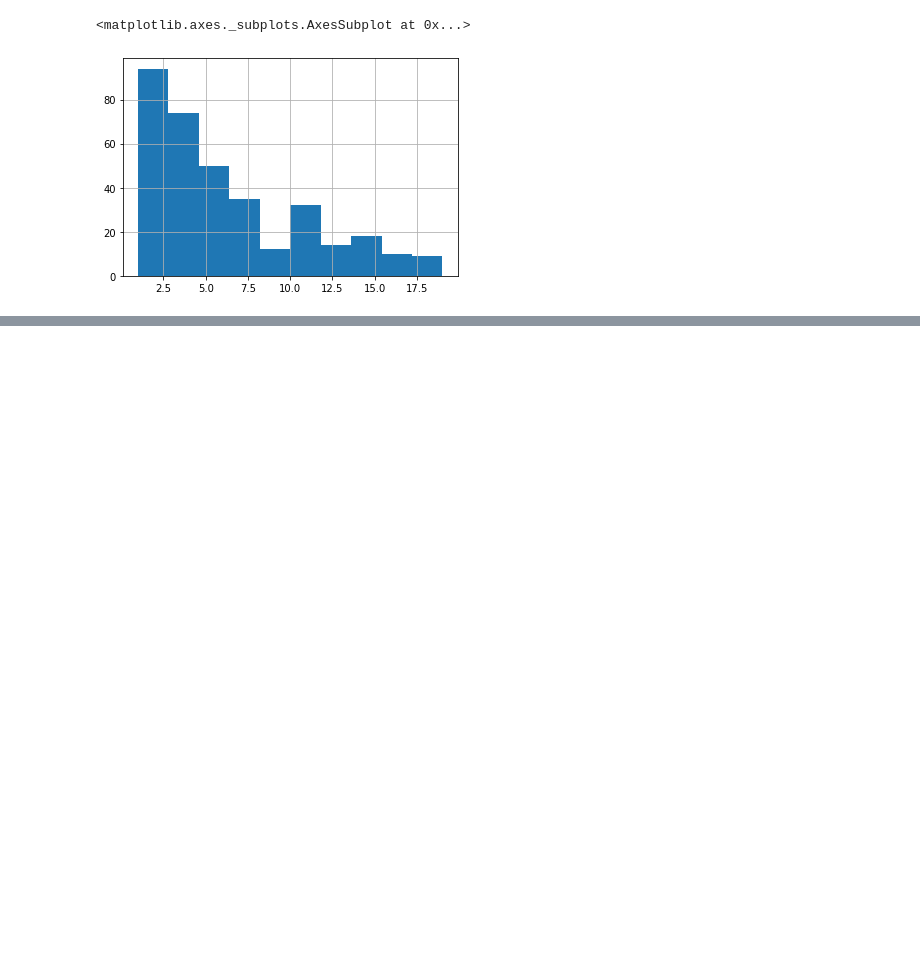
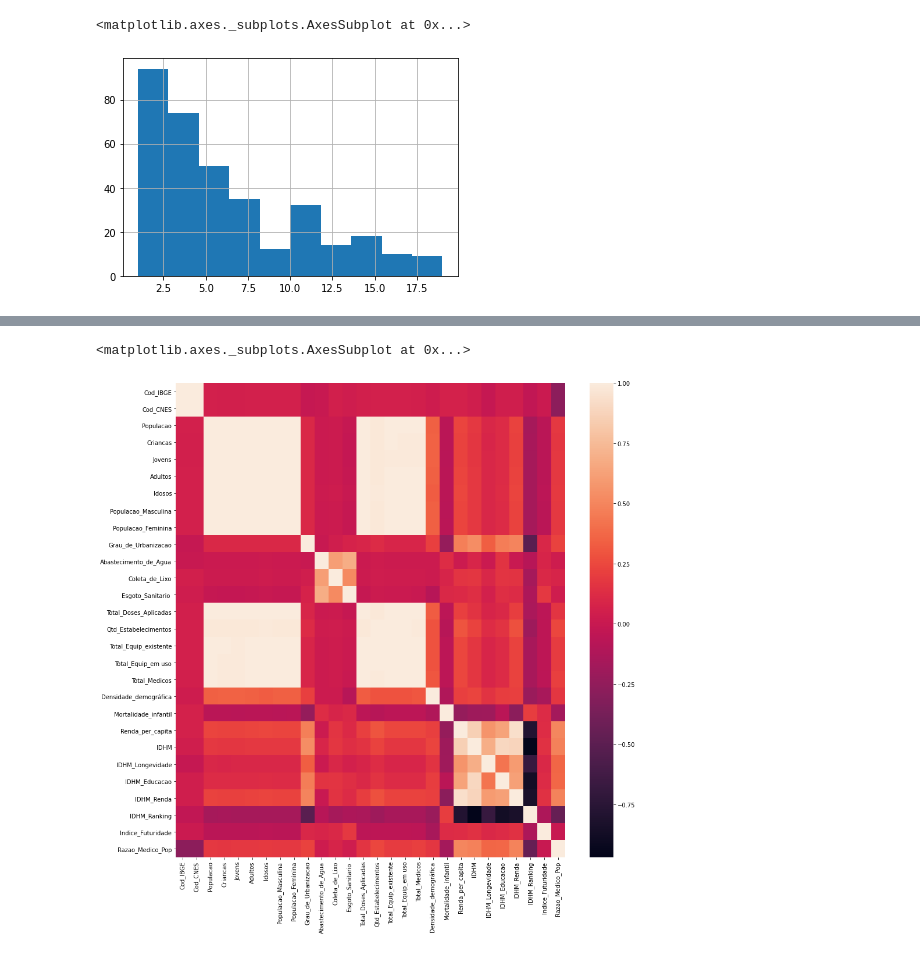
Before and after one commit to SilvanaOliveiraSa/CA_MU_DS_VINCE, a Jupyter notebook: teste.ipynb, the cells around one changed output, grey strips where cells are left out. Saved outputs shown, nothing was run; the diff lists cells and outputs as text; code cells hidden in the pictures; blank space fills up the shorter version.

```diff
--- a/teste.ipynb
+++ b/teste.ipynb
@@ -163,0 +184,11 @@ Best= 0.9921  for k= 2
+# %%
+train['Mortalidade_infantil'].replace('-', np.nan, inplace=True)
+train['Mortalidade_infantil'] = train['Mortalidade_infantil'].astype(float)
+# %%
+train['Mortalidade_infantil'].replace(np.nan, train['Mortalidade_infantil'].mean(), inplace=True)
+# %%
+pl.figure(figsize=(15,15))
+sns.heatmap(train.corr())
+# %% [output]
+<matplotlib.axes._subplots.AxesSubplot at 0x...>
+[figure, added]
```
Also changed, not shown: parts of 23 cells of this notebook.
